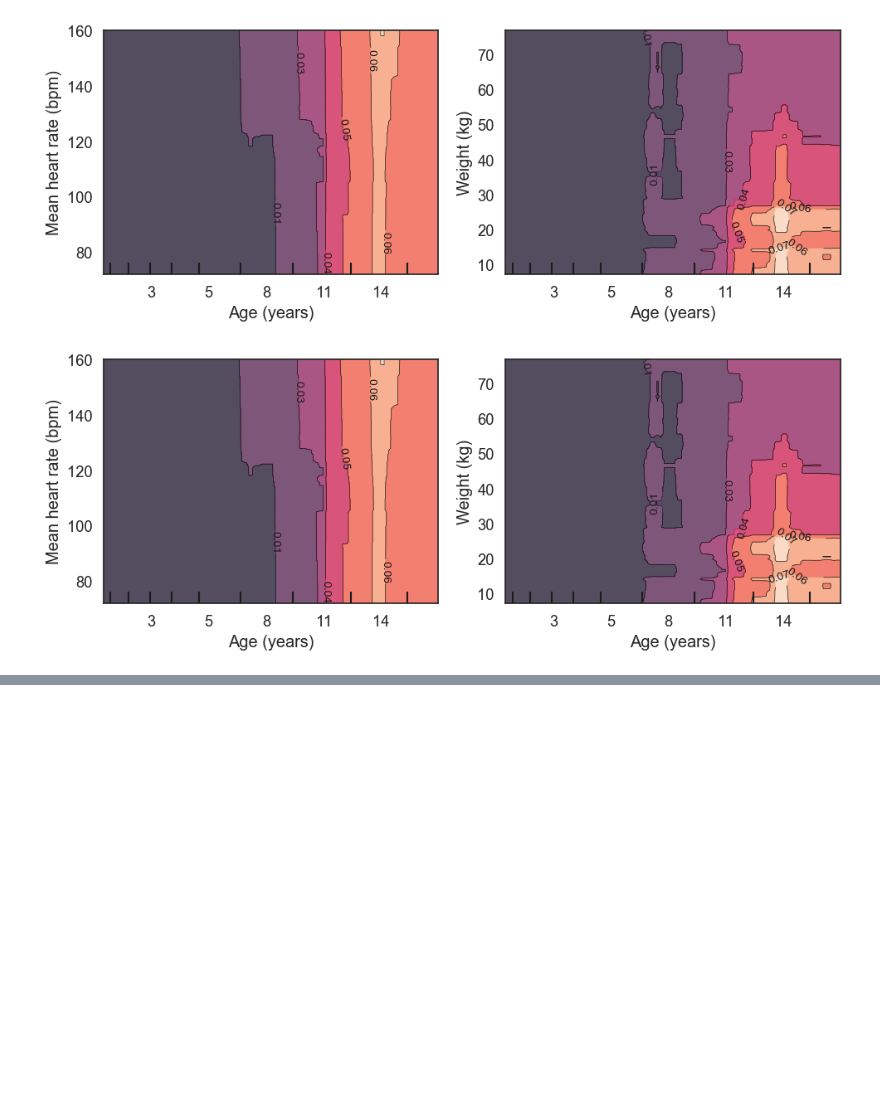
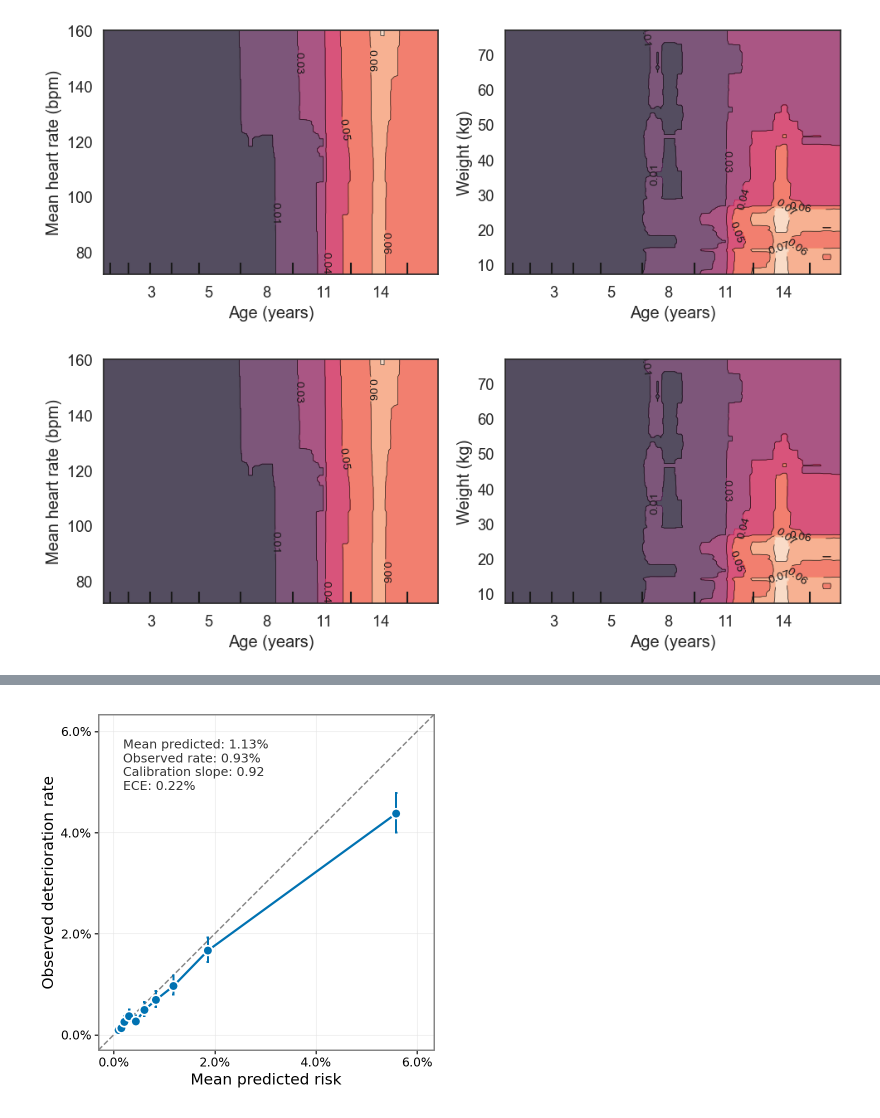
Before and after one commit to hcoggan/decompensation-prediction, a Jupyter notebook: predict-decompensation.ipynb, the cells around one changed output, grey strips where cells are left out. Drawn from its saved outputs; the diff is of its cells as text; code cells hidden in the pictures; blank space fills up the shorter version.

```diff
--- a/predict-decompensation.ipynb
+++ b/predict-decompensation.ipynb
@@ -502,16 +505,10 @@ def continuous_block(series, label, decimals=2):
 # ---------------------------------------------------------------------------
 
 # --- Age groups, from age_in_days ---
-age_bins = [
-    -np.inf, 91.25, 182.5, 365, 547.5, 1095, 1825, 3650, 5475, np.inf
-]
-age_labels = [
-    "0-3 mo", "3-6 mo", "6-12 mo", "12-18 mo", "18-36 mo",
-    "3-5 y", "5-10 y", "10-15 y", "15+ y"
-]
+
 if 'age_in_days' in visits.columns:
     visits['age_group'] = pd.cut(
-        visits['age_in_days'], bins=age_bins, labels=age_labels, right=False
+        visits['age_in_days'], bins=src.age_bins, labels=src.age_labels, right=False
     )
 
 # --- Most common chief complaint(s) ---
@@ -1954,0 +2072,83 @@ Look at 2D partial dependence plots for continuous predictors.
+# %%
+import numpy as np
+import pandas as pd
+import statsmodels.api as sm
+from statsmodels.stats.proportion import proportion_confint
+from plotnine import (
+    ggplot, aes, geom_abline, geom_line, geom_point, geom_errorbar, annotate,
+    coord_fixed, scale_x_continuous, scale_y_continuous, labs,
+    theme_bw, theme, element_text, element_line, element_blank,
+)
+
+# Load this data.
+test_df = pd.read_csv(save_filepath + "outputs/test-preds.csv", index_col=0)
+test_df = test_df[test_df['Model'] == target_model].copy().reset_index(drop=True)
+
+y = test_df['y_true'].astype(int).to_numpy()
+p = test_df['y_proba'].to_numpy(dtype=float)
+N_BINS = 10
+
+# Quantile bins (equal patients per bin), keeping counts for confidence intervals.
+curve_df = (
+    pd.DataFrame({'y': y, 'p': p, 'bin': pd.qcut(p, N_BINS, labels=False, duplicates='drop')})
+      .groupby('bin')
+      .agg(mean_pred=('p', 'mean'), obs_rate=('y', 'mean'), n=('y', 'size'), events=('y', 'sum'))
+      .reset_index()
+)
+curve_df['ci_low'], curve_df['ci_high'] = proportion_confint(
+    curve_df['events'], curve_df['n'], alpha=0.05, method='wilson')
+# Calibration intercept and slope: logistic regression of outcome on logit(prediction).
+eps = 1e-6
+logit_p = np.log(np.clip(p, eps, 1 - eps) / (1 - np.clip(p, eps, 1 - eps)))
+cal_fit = sm.Logit(y, sm.add_constant(logit_p)).fit(disp=0)
+cal_intercept, cal_slope = cal_fit.params
+
+# Expected calibration error: bin-size-weighted mean |observed - predicted| across the same bins.
+ece = np.average((curve_df['obs_rate'] - curve_df['mean_pred']).abs(), weights=curve_df['n'])
+
+summary_text = (f"Mean predicted: {p.mean():.2%}\n"
+                f"Observed rate: {y.mean():.2%}\n"
+                f"Calibration slope: {cal_slope:.2f}\n"
+                f"ECE: {ece:.2%}")
+
+
+# Zoom to the range the predictions actually cover.
+lim = float(np.nanmax(curve_df[['mean_pred', 'ci_high']].to_numpy())) * 1.08
+pct = lambda vals: [f"{v:.0%}" if lim >= 0.1 else f"{v:.1%}" for v in vals]
+
+cal_plot = (
+    ggplot(curve_df, aes(x='mean_pred', y='obs_rate'))
+    + geom_abline(slope=1, intercept=0, linetype='dashed', color='#888888', size=0.6)
+    + geom_line(color='#0072B2', size=0.9)
+    + geom_errorbar(aes(ymin='ci_low', ymax='ci_high'), width=0, color='#0072B2', size=0.8)
+    + geom_point(shape='o', size=3.2, fill='#0072B2', color='white', stroke=0.7)
+    + annotate('text', x=lim * 0.03, y=lim * 0.97, label=summary_text,
+               ha='left', va='top', size=9, color='#333333')
+    + scale_x_continuous(labels=pct)
+    + scale_y_continuous(labels=pct)
+    + coord_fixed(ratio=1, xlim=(0, lim), ylim=(0, lim))
+    + labs(
+        #title=f"Calibration of deterioration model ({target_model})",
+        x="Mean predicted risk",
+        y="Observed deterioration rate",
+        #caption="Points: deciles of predicted risk. Lines: Wilson 95% CI. Dashed: perfect calibration.",
+    )
+    + theme_bw(base_size=11, base_family="DejaVu Sans")
+    + theme(
+        figure_size=(4, 4),
+        plot_title=element_text(size=13, weight="bold"),
+        plot_caption=element_text(size=8.5, color="#555555"),
+        axis_text=element_text(color="black"),
+        panel_grid_minor=element_blank(),
+        panel_grid_major=element_line(color="#e5e5e5", size=0.4),
+    )
+)
+cal_plot.show()
+
+base = save_filepath + "outputs/plot-calibration"
+cal_plot.save(f"{base}.pdf", verbose=False)
+cal_plot.save(f"{base}.png", dpi=300, verbose=False)
+
+curve_df
+# %% [output]
+[figure, added]
```
Also changed, not shown: parts of 8 cells of this notebook, 4 other files.
